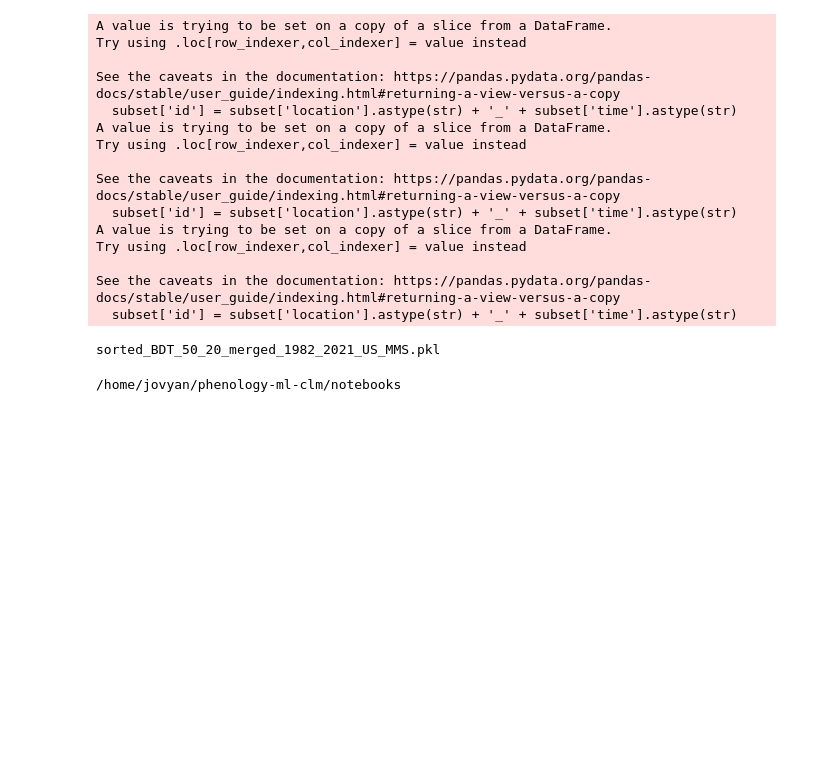
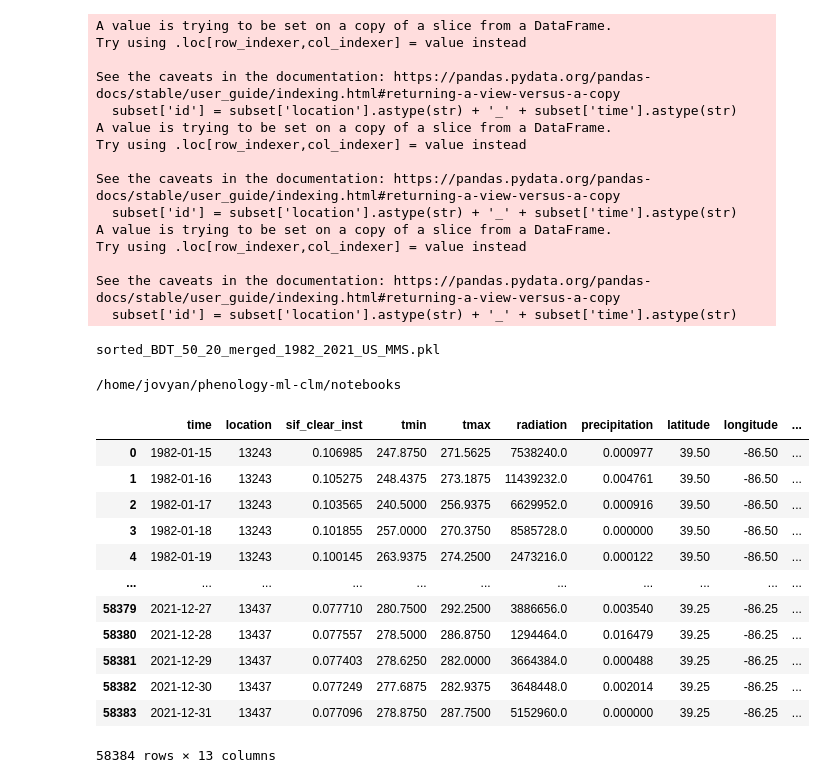
Before and after one commit to AyaLahlou/phenology-ml-clm, a Jupyter notebook: notebooks/process_data_to_tft.ipynb, the cells around one changed output. Drawn from its saved outputs; the diff is of its cells as text; code cells hidden in the pictures; blank space fills up the shorter version.

```diff
--- a/notebooks/process_data_to_tft.ipynb
+++ b/notebooks/process_data_to_tft.ipynb
@@ -154,3 +158,27 @@ sorted_BDT_50_20_merged_1982_2021_US_MMS.pkl
 !pwd
 # %% [output]
 /home/jovyan/phenology-ml-clm/notebooks
+# %%
+path= '/home/jovyan/research_code/Transformers/temportal_fusion_transformers/data/CSIFMETEO/BDT_50_20/sorted_BDT_50_20_merged_1982_2021_US_MMS.parquet'
+
+df = pd.read_parquet(path)
+df['time'] = pd.to_datetime(df['time'])
+
+# Extract day of year
+df['doy'] = df['time'].dt.dayofyear
+
+df
+# %% [output]
+|  | time | location | sif_clear_inst | tmin | tmax | radiation | precipitation | latitude | longitude | ... |
+| 0 | 1982-01-15 | 13243 | 0.106985 | 247.8750 | 271.5625 | 7538240.0 | 0.000977 | 39.50 | -86.50 | ... |
+| 1 | 1982-01-16 | 13243 | 0.105275 | 248.4375 | 273.1875 | 11439232.0 | 0.004761 | 39.50 | -86.50 | ... |
+| 2 | 1982-01-17 | 13243 | 0.103565 | 240.5000 | 256.9375 | 6629952.0 | 0.000916 | 39.50 | -86.50 | ... |
+| 3 | 1982-01-18 | 13243 | 0.101855 | 257.0000 | 270.3750 | 8585728.0 | 0.000000 | 39.50 | -86.50 | ... |
+| 4 | 1982-01-19 | 13243 | 0.100145 | 263.9375 | 274.2500 | 2473216.0 | 0.000122 | 39.50 | -86.50 | ... |
+| ... | ... | ... | ... | ... | ... | ... | ... | ... | ... | ... |
+| 58379 | 2021-12-27 | 13437 | 0.077710 | 280.7500 | 292.2500 | 3886656.0 | 0.003540 | 39.25 | -86.25 | ... |
+| 58380 | 2021-12-28 | 13437 | 0.077557 | 278.5000 | 286.8750 | 1294464.0 | 0.016479 | 39.25 | -86.25 | ... |
+| 58381 | 2021-12-29 | 13437 | 0.077403 | 278.6250 | 282.0000 | 3664384.0 | 0.000488 | 39.25 | -86.25 | ... |
+| 58382 | 2021-12-30 | 13437 | 0.077249 | 277.6875 | 282.9375 | 3648448.0 | 0.002014 | 39.25 | -86.25 | ... |
+| 58383 | 2021-12-31 | 13437 | 0.077096 | 278.8750 | 287.7500 | 5152960.0 | 0.000000 | 39.25 | -86.25 | ... |
+58384 rows × 13 columns
```
Also changed, not shown: parts of 1 cell of this notebook, 2 other files.
